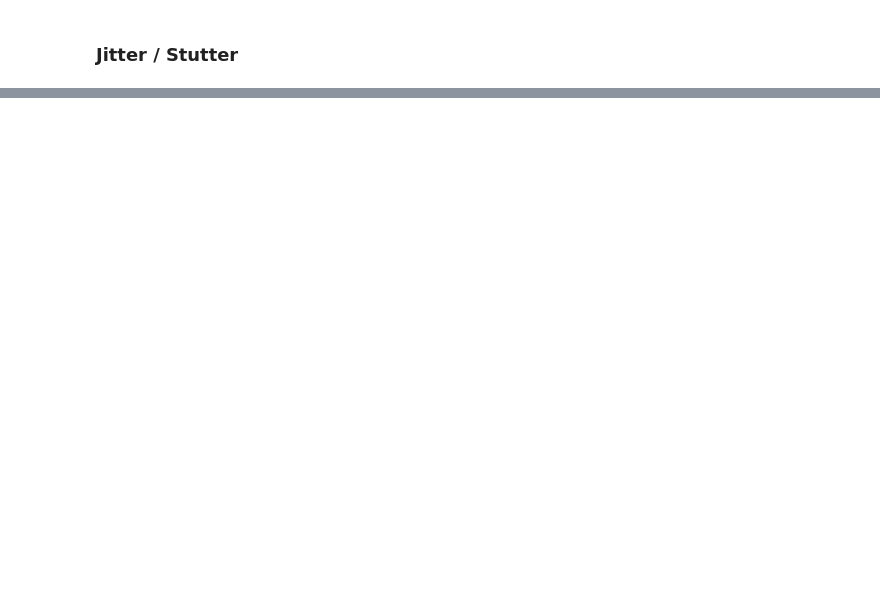
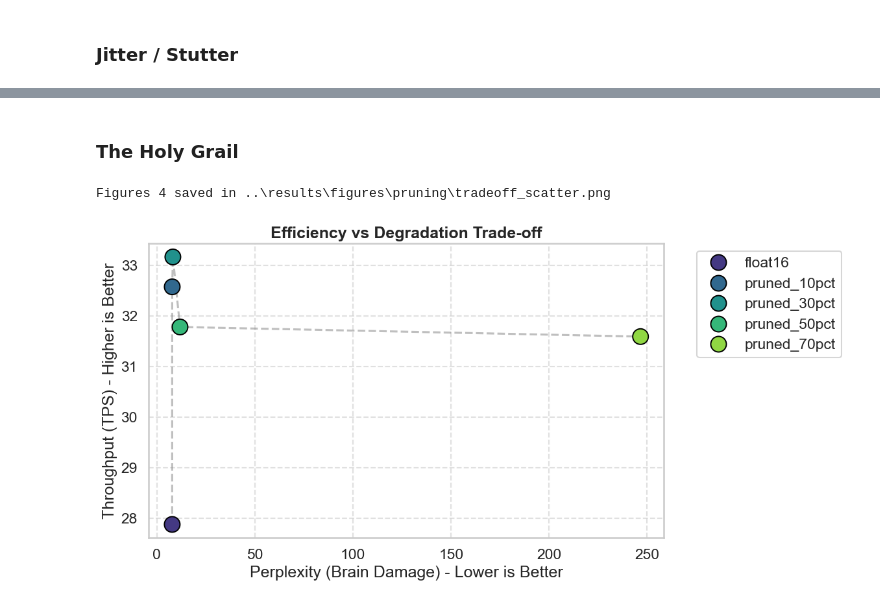
Before and after one commit to adinfarel/llm-inference-benchmark, a Jupyter notebook: analysis/analysis_pruning.ipynb, the cells around one changed output, grey strips where cells are left out. Drawn from its saved outputs; the diff is of its cells as text; code cells hidden in the pictures; blank space fills up the shorter version.

```diff
--- a/analysis/analysis_pruning.ipynb
+++ b/analysis/analysis_pruning.ipynb
@@ -119,0 +163,26 @@ Pictures 3 saved in ..\results\figures\pruning\stutter_boxplot.png
+# %% [markdown]
+### The Holy Grail
+# %%
+sns.scatterplot(data=df_summary, x='perplexity', y='throughput_tps', hue='label',
+           s=300, edgecolor='black', palette='viridis', zorder=5)
+
+plt.plot(df_summary['perplexity'], df_summary['throughput_tps'],
+         linestyle='--', color='gray', alpha=0.5, zorder=1)
+
+plt.title('Efficiency vs Degradation Trade-off', fontweight='bold')
+plt.xlabel('Perplexity (Brain Damage) - Lower is Better')
+plt.ylabel('Throughput (TPS) - Higher is Better')
+
+plt.legend(bbox_to_anchor=(1.05, 1), loc='upper left')
+plt.grid(True, linestyle='--', alpha=0.6)
+
+plt.tight_layout()
+
+save_path = fig_dir / "tradeoff_scatter.png"
+plt.savefig(save_path, dpi=300, bbox_inches='tight')
+print(f"Figures 4 saved in {save_path}")
+
+plt.show()
+# %% [output]
+Figures 4 saved in ..\results\figures\pruning\tradeoff_scatter.png
+[figure, added]
```
Also changed, not shown: parts of 10 cells of this notebook, 7 other files.
